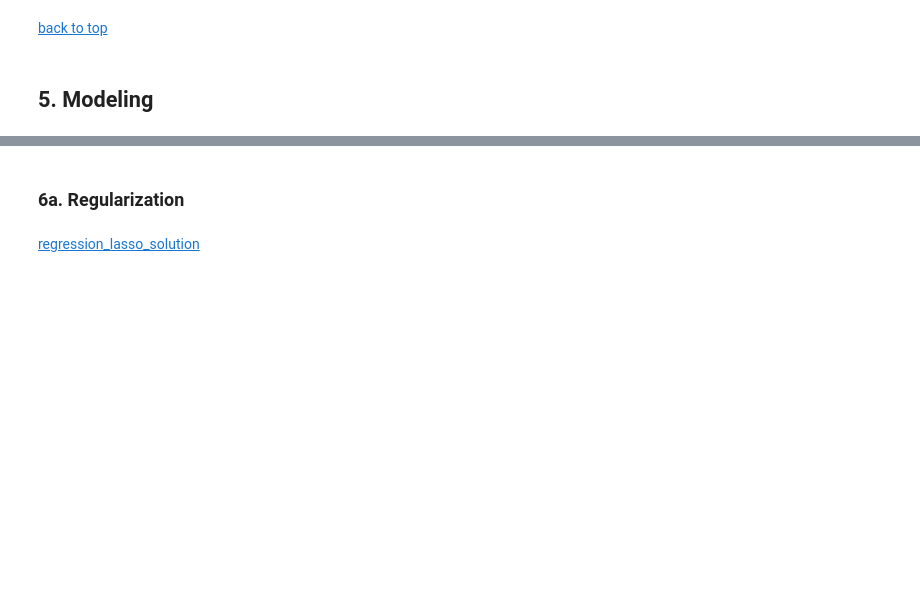
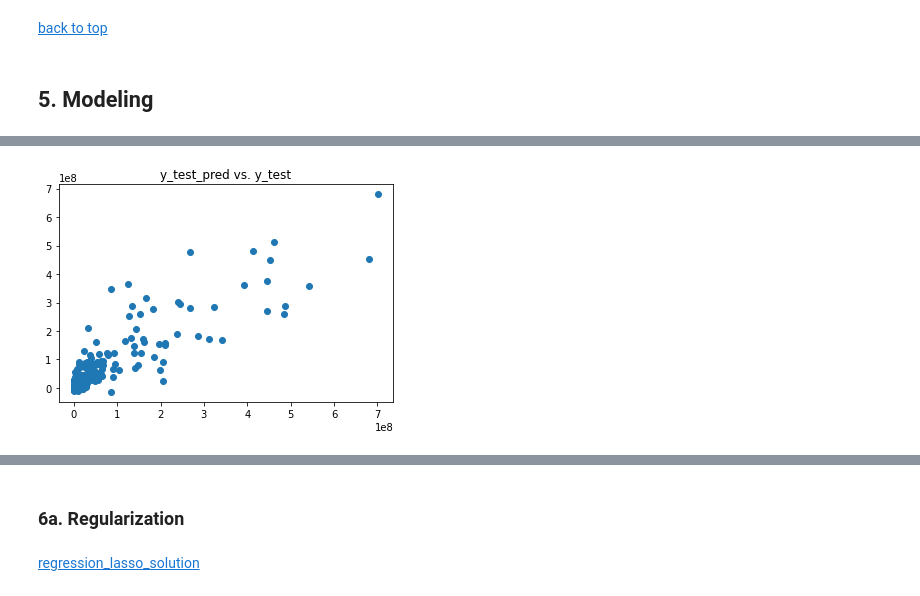
Before and after one commit to slp22/regression-project, a Jupyter notebook: adaptation_movies_regression.ipynb, the cells around one changed output, grey strips where cells are left out. Drawn from its saved outputs; the diff is of its cells as text; code cells hidden in the pictures; blank space fills up the shorter version.

```diff
--- a/adaptation_movies_regression.ipynb
+++ b/adaptation_movies_regression.ipynb
@@ -170,10 +154,6 @@ G         8
 NC17      1
 Name: rating, dtype: int64
 # %%
-# create no rating category
-not_rated = list(movie_df['rating'].isna().index)
-movie_df['rating'] = movie_df['rating'].replace(not_rated, 'not_rated')
-
 # get dummies for MPAA rating
 df_dummies_rating = pd.get_dummies(movie_df, columns=['rating'], drop_first=True)
 df_dummies_rating.head(2)
@@ -392,0 +275,9 @@ print(f'Degree 2 polynomial regression val R^2: {lm_poly.score(X_val_poly, y_val
+# %%
+# test: fitted vs. actual
+y_test_pred = lin_reg.predict(X_test)
+
+plt.scatter(y_test, y_test_pred)
+plt.plot([0, 400], [0, 400])
+plt.title("y_test_pred vs. y_test");
+# %% [output]
+[figure, added]
```
Also changed, not shown: parts of 44 cells of this notebook.
